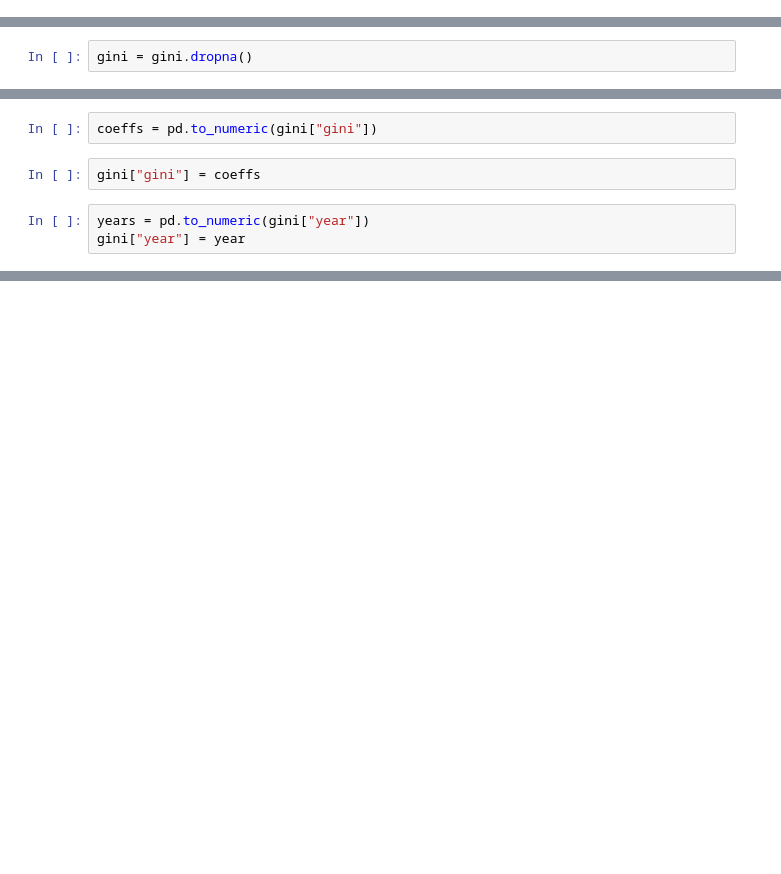
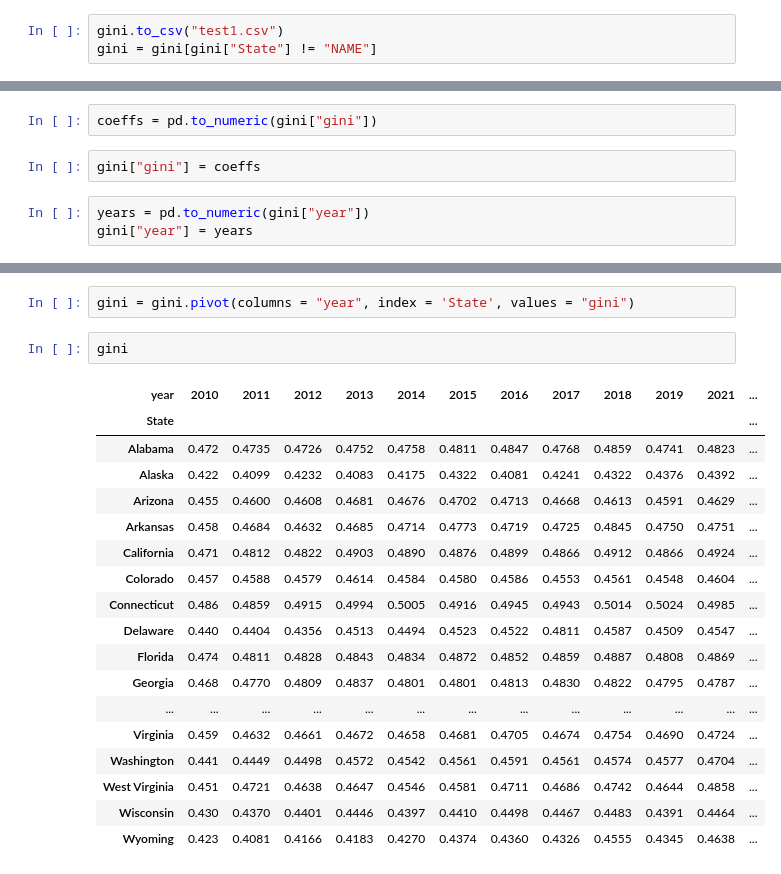
Before and after one commit to harshil0217/CMSE_Min_Wage_Project, a Jupyter notebook: Data/Gini Coefficient Data/Gini.ipynb, the cells around one changed output, grey strips where cells are left out. Cells and saved outputs as stored; diff of their text form; blank space fills up the shorter version.

```diff
--- a/Data/Gini Coefficient Data/Gini.ipynb
+++ b/Data/Gini Coefficient Data/Gini.ipynb
@@ -88,3 +107,6 @@ gini
+# %%
+gini.to_csv("test1.csv")
+gini = gini[gini["State"] != "NAME"]
 # %%
 gini
 # %% [output]
@@ -124,5 +146,3 @@ gini
-# %%
-gini = gini.dropna()
 # %%
 gini
 # %% [output]
@@ -163,4 +183,4 @@ coeffs = pd.to_numeric(gini["gini"])
 gini["gini"] = coeffs
 # %%
 years = pd.to_numeric(gini["year"])
-gini["year"] = year
+gini["year"] = years
@@ -166,0 +203,23 @@ gini["year"] = year
+# %%
+gini = gini.pivot(columns = "year", index = 'State', values = "gini")
+# %%
+gini
+# %% [output]
+| year | 2010 | 2011 | 2012 | 2013 | 2014 | 2015 | 2016 | 2017 | 2018 | 2019 | 2021 | ... |
+| State |  |  |  |  |  |  |  |  |  |  |  | ... |
+| Alabama | 0.472 | 0.4735 | 0.4726 | 0.4752 | 0.4758 | 0.4811 | 0.4847 | 0.4768 | 0.4859 | 0.4741 | 0.4823 | ... |
+| Alaska | 0.422 | 0.4099 | 0.4232 | 0.4083 | 0.4175 | 0.4322 | 0.4081 | 0.4241 | 0.4322 | 0.4376 | 0.4392 | ... |
+| Arizona | 0.455 | 0.4600 | 0.4608 | 0.4681 | 0.4676 | 0.4702 | 0.4713 | 0.4668 | 0.4613 | 0.4591 | 0.4629 | ... |
+| Arkansas | 0.458 | 0.4684 | 0.4632 | 0.4685 | 0.4714 | 0.4773 | 0.4719 | 0.4725 | 0.4845 | 0.4750 | 0.4751 | ... |
+| California | 0.471 | 0.4812 | 0.4822 | 0.4903 | 0.4890 | 0.4876 | 0.4899 | 0.4866 | 0.4912 | 0.4866 | 0.4924 | ... |
+| Colorado | 0.457 | 0.4588 | 0.4579 | 0.4614 | 0.4584 | 0.4580 | 0.4586 | 0.4553 | 0.4561 | 0.4548 | 0.4604 | ... |
+| Connecticut | 0.486 | 0.4859 | 0.4915 | 0.4994 | 0.5005 | 0.4916 | 0.4945 | 0.4943 | 0.5014 | 0.5024 | 0.4985 | ... |
+| Delaware | 0.440 | 0.4404 | 0.4356 | 0.4513 | 0.4494 | 0.4523 | 0.4522 | 0.4811 | 0.4587 | 0.4509 | 0.4547 | ... |
+| Florida | 0.474 | 0.4811 | 0.4828 | 0.4843 | 0.4834 | 0.4872 | 0.4852 | 0.4859 | 0.4887 | 0.4808 | 0.4869 | ... |
+| Georgia | 0.468 | 0.4770 | 0.4809 | 0.4837 | 0.4801 | 0.4801 | 0.4813 | 0.4830 | 0.4822 | 0.4795 | 0.4787 | ... |
+| ... | ... | ... | ... | ... | ... | ... | ... | ... | ... | ... | ... | ... |
+| Virginia | 0.459 | 0.4632 | 0.4661 | 0.4672 | 0.4658 | 0.4681 | 0.4705 | 0.4674 | 0.4754 | 0.4690 | 0.4724 | ... |
+| Washington | 0.441 | 0.4449 | 0.4498 | 0.4572 | 0.4542 | 0.4561 | 0.4591 | 0.4561 | 0.4574 | 0.4577 | 0.4704 | ... |
+| West Virginia | 0.451 | 0.4721 | 0.4638 | 0.4647 | 0.4546 | 0.4581 | 0.4711 | 0.4686 | 0.4742 | 0.4644 | 0.4858 | ... |
+| Wisconsin | 0.430 | 0.4370 | 0.4401 | 0.4446 | 0.4397 | 0.4410 | 0.4498 | 0.4467 | 0.4483 | 0.4391 | 0.4464 | ... |
+| Wyoming | 0.423 | 0.4081 | 0.4166 | 0.4183 | 0.4270 | 0.4374 | 0.4360 | 0.4326 | 0.4555 | 0.4345 | 0.4638 | ... |
```
Also changed, not shown: parts of 13 cells of this notebook, 1 other file.
